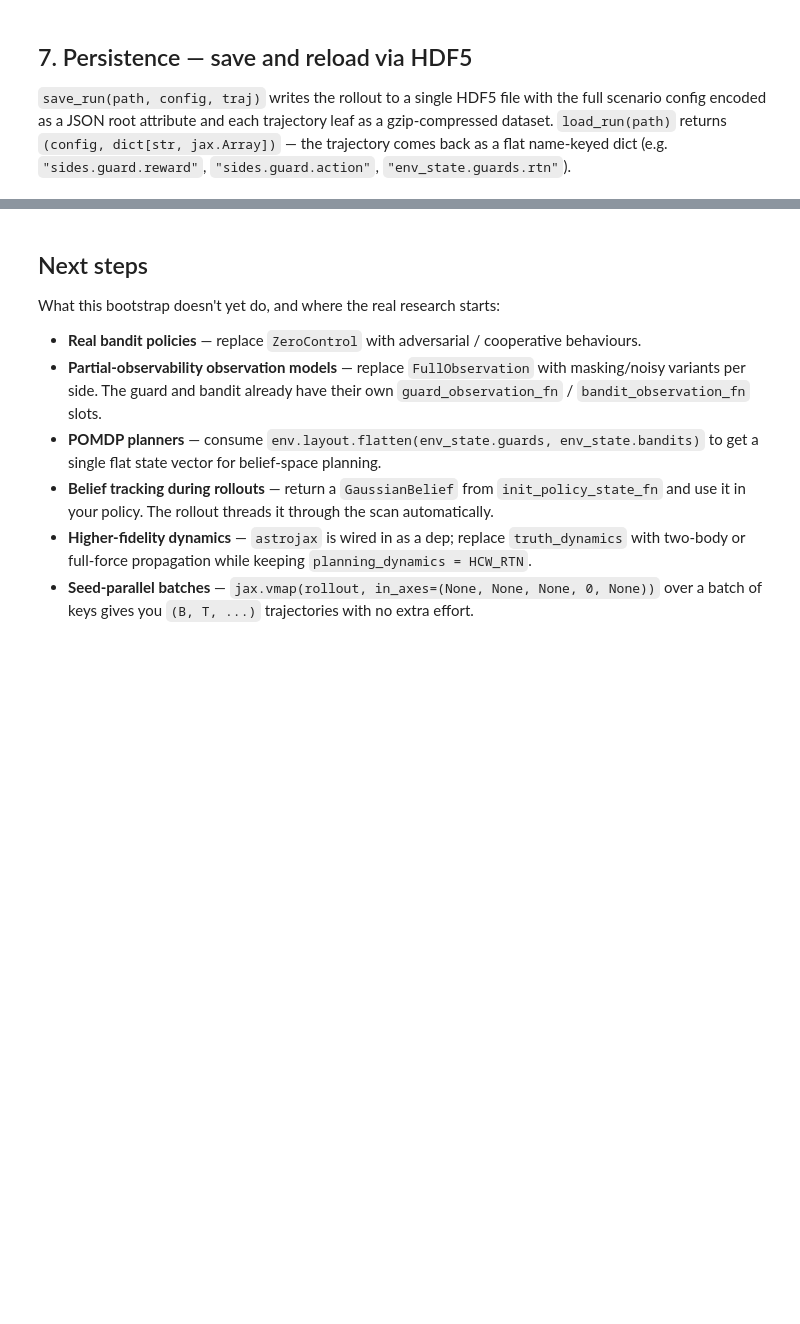
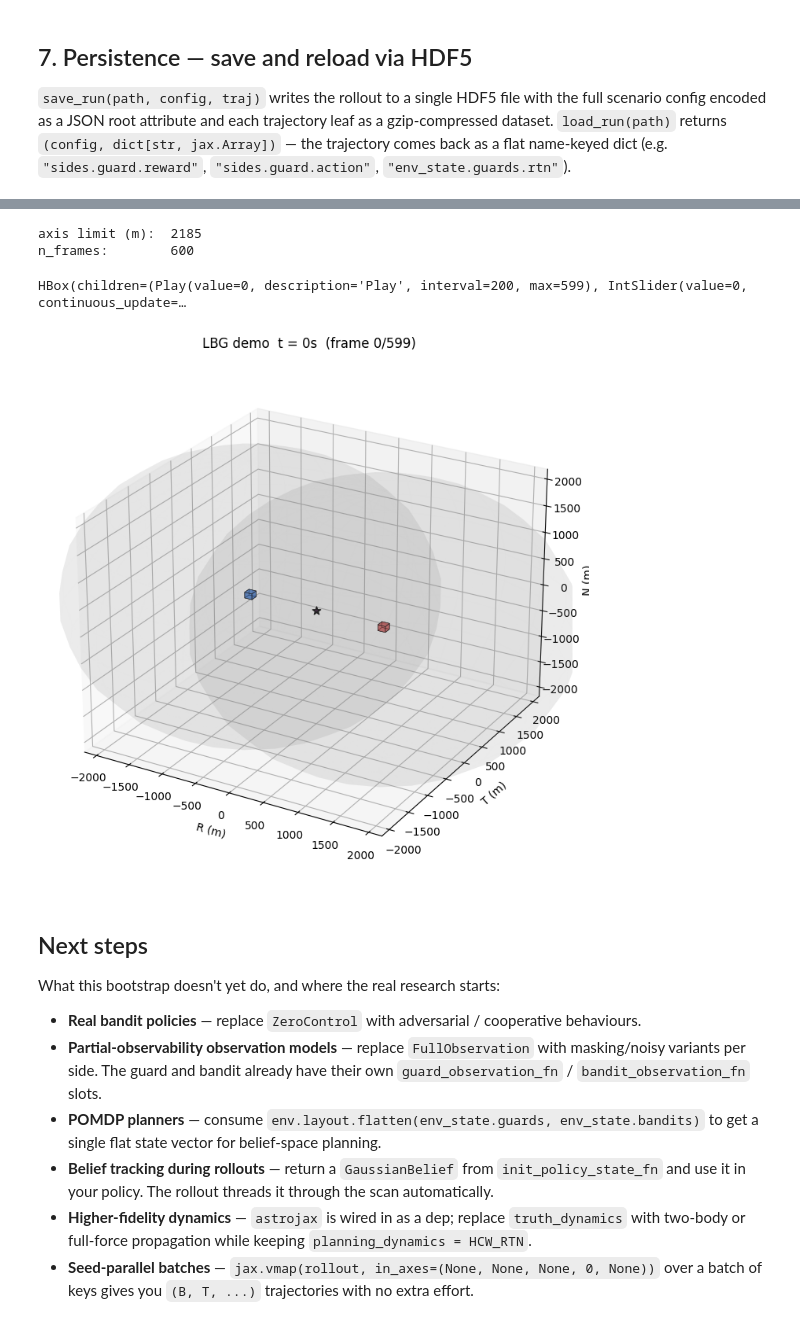
Before and after one commit to sisl/OrbitalGym, a Jupyter notebook: examples/workflow_3d_rtn.ipynb, the cells around one changed output, grey strips where cells are left out. Cells and saved outputs as stored; diff of their text form; code cells hidden in the pictures; blank space fills up the shorter version.

```diff
--- a/examples/workflow_3d_rtn.ipynb
+++ b/examples/workflow_3d_rtn.ipynb
@@ -236,0 +387,28 @@ reward round-trips:     True
+# %%
+# Build a scene with all toggles enabled. show_sensor_range will be
+# auto-inferred from cfg.guard/bandit_observation_fn (RangeLimitedObservation
+# → translucent grey sphere at sensor_range_m). show_belief renders 2σ
+# position ellipsoids per (observer, tracked) pair from belief_history.
+scene = RolloutScene(
+    traj=traj_b,
+    cfg=cfg,
+    dt=cfg.dt,
+    show_cubes=True,
+    show_trail=True,
+    show_sensor_range=True,
+    show_thrust=False,        # zero-control rollout: nothing to draw
+    show_belief=True,
+    belief_history=belief_history,
+    title_prefix="LBG demo  ",
+)
+print(f"axis limit (m):  {scene.axis_limit_m:.0f}")
+print(f"n_frames:        {scene.n_frames}")
+
+# Interactive viewer: ipywidgets Play + IntSlider. Works in classic Jupyter
+# and JupyterLab; outside those use save_animation below.
+fig_anim = interactive_viewer(scene)
+# %% [output]
+axis limit (m):  2185
+n_frames:        600
+HBox(children=(Play(value=0, description='Play', interval=200, max=599), IntSlider(value=0, continuous_update=…
+[figure, added]
```
Also changed, not shown: parts of 9 cells of this notebook, 15 other files.
